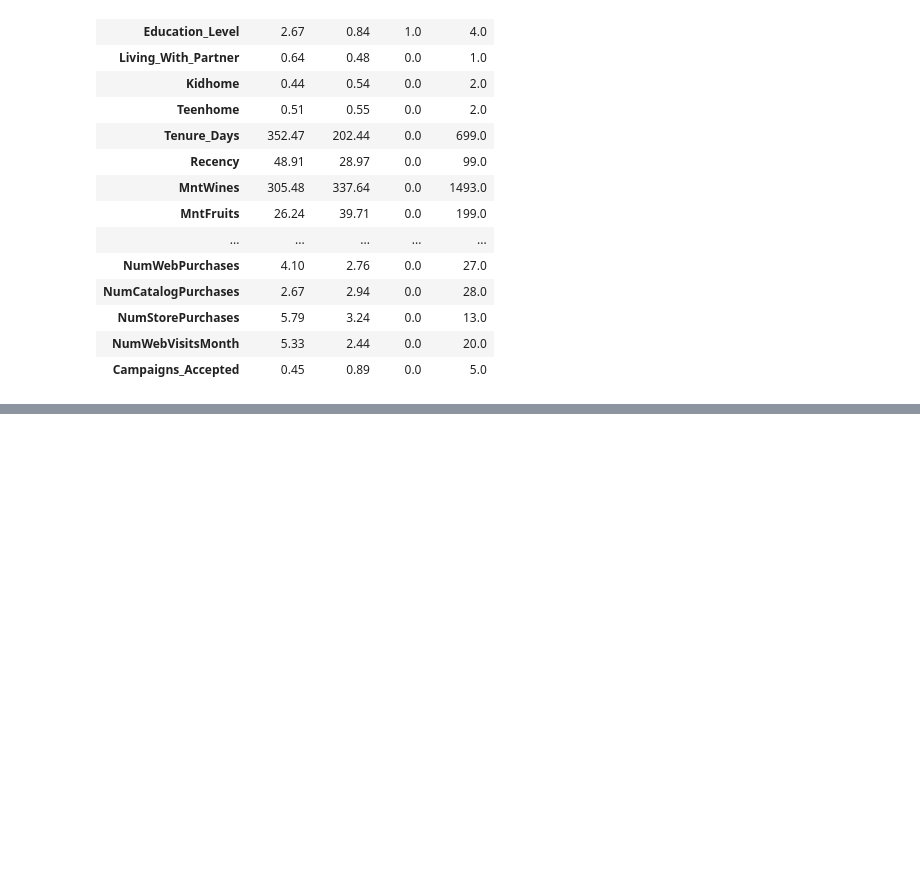
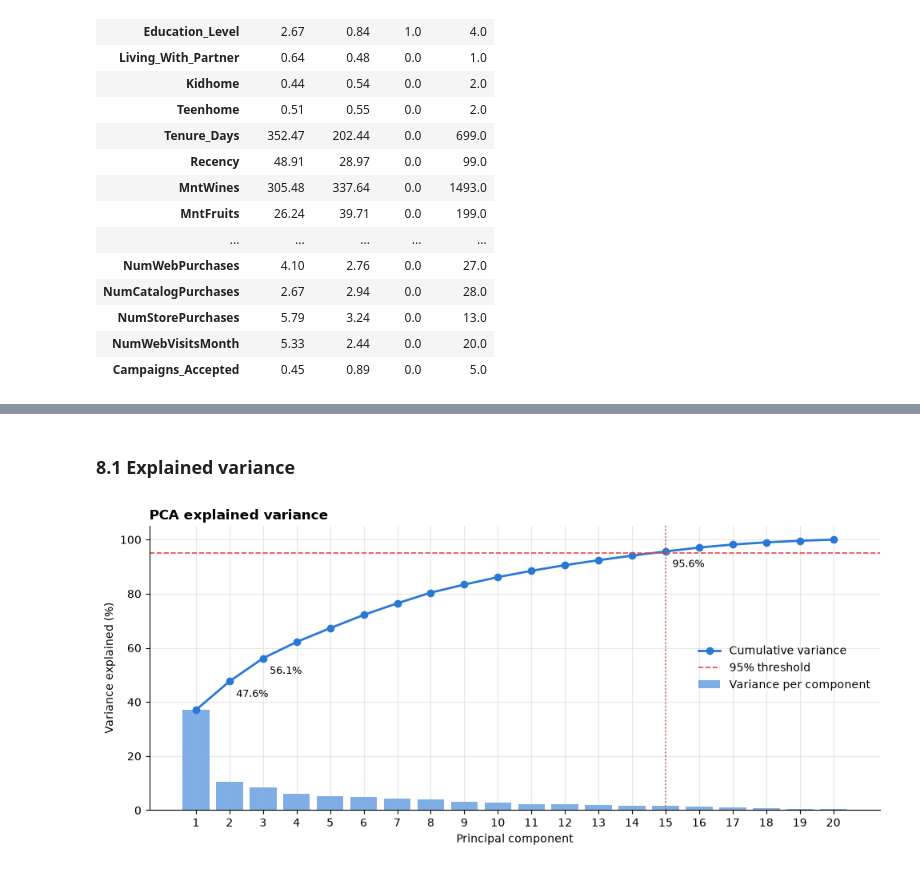
Before and after one commit to nadiagul01/customer-segmentation, a Jupyter notebook: notebooks/customer_segmentation.ipynb, the cells around one changed output, grey strips where cells are left out. Drawn from its saved outputs; the diff is of its cells as text; code cells hidden in the pictures; blank space fills up the shorter version.

```diff
--- a/notebooks/customer_segmentation.ipynb
+++ b/notebooks/customer_segmentation.ipynb
@@ -332,0 +530,20 @@ Missing values: 0
+# %%
+from sklearn.decomposition import PCA
+
+RANDOM_STATE = 42
+pca_full = PCA(random_state=RANDOM_STATE).fit(X_scaled)
+
+explained = pd.DataFrame({
+    "component": [f"PC{i}" for i in range(1, len(CLUSTER_FEATURES) + 1)],
+    "variance (%)": pca_full.explained_variance_ratio_ * 100,
+    "cumulative (%)": np.cumsum(pca_full.explained_variance_ratio_) * 100,
+}).round(2)
+
+N_95 = int(np.searchsorted(explained["cumulative (%)"].to_numpy(), 95) + 1)
+VAR_2D = explained.loc[1, "cumulative (%)"]
+VAR_3D = explained.loc[2, "cumulative (%)"]
+
+print(f"Components needed for 95% of the variance: {N_95} of {len(CLUSTER_FEATURES)}")
+print(f"Variance kept by 2 components: {VAR_2D:.2f}%")
+print(f"Variance kept by 3 components: {VAR_3D:.2f}%")
+explained.head(N_95)
@@ -332,0 +570,22 @@ Missing values: 0
+# %% [markdown]
+### 8.1 Explained variance
+# %%
+fig, ax = plt.subplots(figsize=(10, 4.5))
+x = np.arange(1, len(explained) + 1)
+ax.bar(x, explained["variance (%)"], color=BLUE, alpha=0.6, label="Variance per component")
+ax.plot(x, explained["cumulative (%)"], color=BLUE, marker="o", linewidth=2, label="Cumulative variance")
+ax.axhline(95, color=RED, linestyle="--", linewidth=1.2, label="95% threshold")
+ax.axvline(N_95, color=RED, linestyle=":", linewidth=1.2)
+for k, var in [(2, VAR_2D), (3, VAR_3D), (N_95, explained.loc[N_95 - 1, "cumulative (%)"])]:
+    ax.annotate(f"{var:.1f}%", (k, var), textcoords="offset points", xytext=(6, -14), fontsize=9)
+ax.set_xticks(x)
+ax.set_xlabel("Principal component")
+ax.set_ylabel("Variance explained (%)")
+ax.set_ylim(0, 105)
+ax.set_title("PCA explained variance", loc="left", fontweight="bold")
+ax.legend(frameon=False, loc="center right")
+fig.tight_layout()
+fig.savefig(FIG_DIR / "03_pca_explained_variance.png", dpi=150)
+plt.show()
+# %% [output]
+[figure, added]
```
Also changed, not shown: parts of 22 cells of this notebook.
